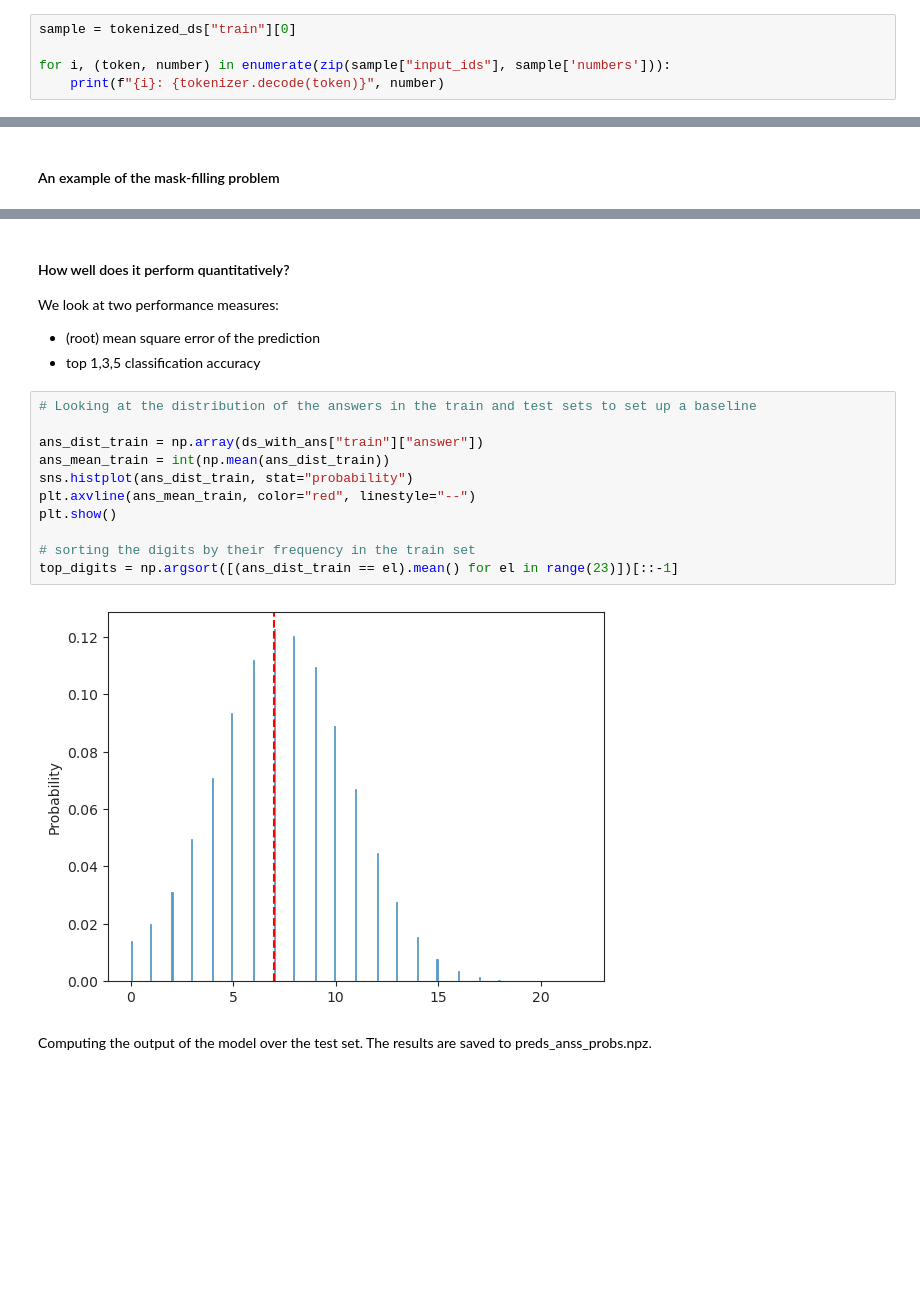
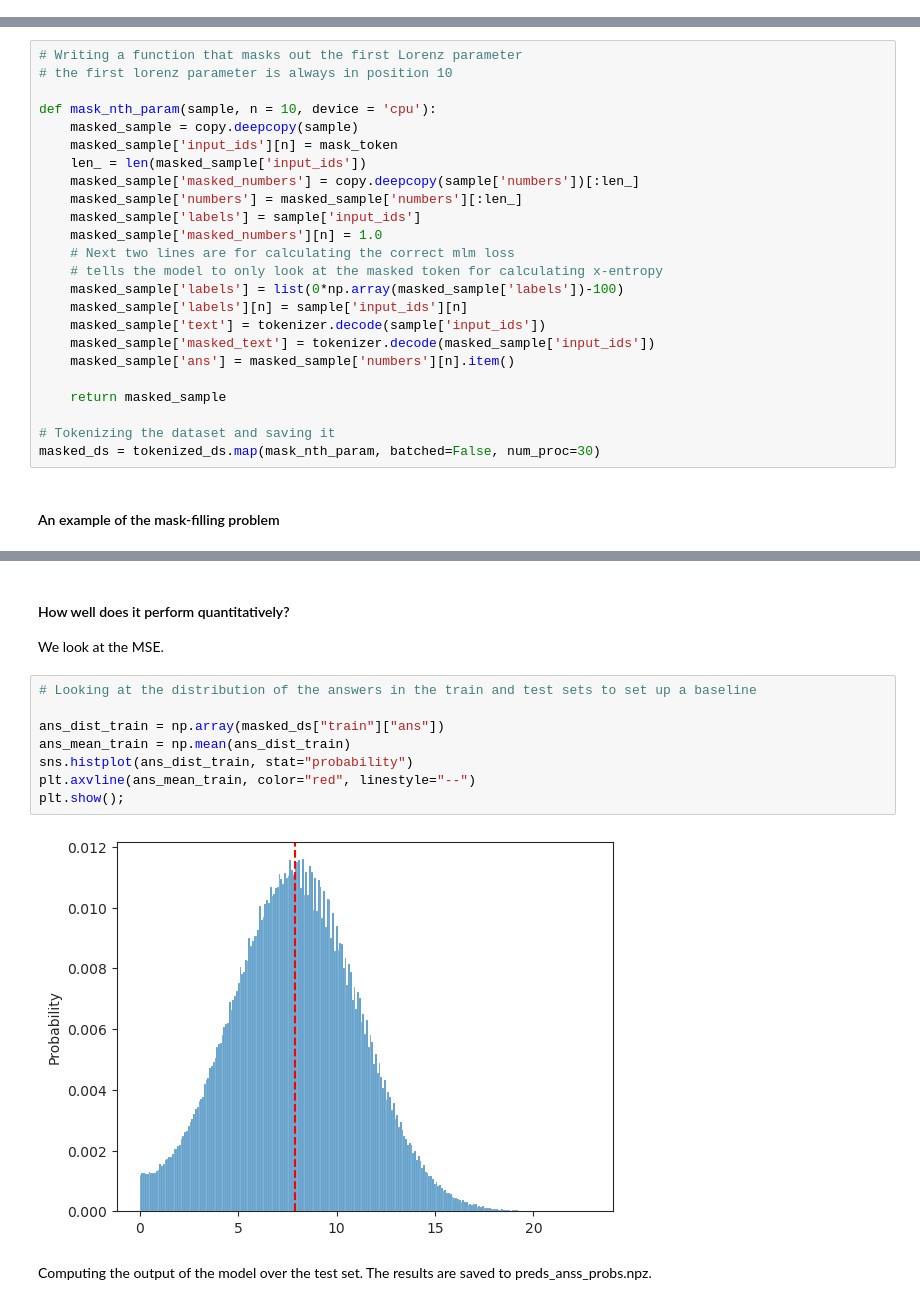
Before and after one commit to golkar/microcosm, a Jupyter notebook: xslorenz_KCroberta_results.ipynb, the cells around one changed output, grey strips where cells are left out. Saved outputs shown, nothing was run; the diff lists cells and outputs as text; blank space fills up the shorter version.

Commit message:
Added KCroberta first results

```diff
--- a/xslorenz_KCroberta_results.ipynb
+++ b/xslorenz_KCroberta_results.ipynb
@@ -171,5 +47,0 @@ tokenized_ds = DatasetDict.load_from_disk(ds_path + "toKCenized_xslorenz_ds")
-# %%
-sample = tokenized_ds["train"][0]
-
-for i, (token, number) in enumerate(zip(sample["input_ids"], sample['numbers'])):
-    print(f"{i}: {tokenizer.decode(token)}", number)
@@ -293,2 +48,26 @@ AttributeError: 'KCRobertaForMaskedLM' object has no attribute 'loss'
+# %%
+# Writing a function that masks out the first Lorenz parameter
+# the first lorenz parameter is always in position 10
+
+def mask_nth_param(sample, n = 10, device = 'cpu'):
+    masked_sample = copy.deepcopy(sample)
+    masked_sample['input_ids'][n] = mask_token
+    len_ = len(masked_sample['input_ids'])
+    masked_sample['masked_numbers'] = copy.deepcopy(sample['numbers'])[:len_]
+    masked_sample['numbers'] = masked_sample['numbers'][:len_]
+    masked_sample['labels'] = sample['input_ids']
+    masked_sample['masked_numbers'][n] = 1.0
+    # Next two lines are for calculating the correct mlm loss
+    # tells the model to only look at the masked token for calculating x-entropy
+    masked_sample['labels'] = list(0*np.array(masked_sample['labels'])-100)
+    masked_sample['labels'][n] = sample['input_ids'][n]
+    masked_sample['text'] = tokenizer.decode(sample['input_ids'])
+    masked_sample['masked_text'] = tokenizer.decode(masked_sample['input_ids'])
+    masked_sample['ans'] = masked_sample['numbers'][n].item()
+
+    return masked_sample
+
+# Tokenizing the dataset and saving it
+masked_ds = tokenized_ds.map(mask_nth_param, batched=False, num_proc=30)
 # %% [markdown]
 #### An example of the mask-filling problem
@@ -331,22 +159,17 @@ length of the tokenized sample: 1290
 # %% [markdown]
 #### How well does it perform quantitatively?
 
-We look at two performance measures:
-* (root) mean square error of the prediction
-* top 1,3,5 classification accuracy
+We look at the MSE.
 # %%
 # Looking at the distribution of the answers in the train and test sets to set up a baseline
 
-ans_dist_train = np.array(ds_with_ans["train"]["answer"])
-ans_mean_train = int(np.mean(ans_dist_train))
+ans_dist_train = np.array(masked_ds["train"]["ans"])
+ans_mean_train = np.mean(ans_dist_train)
 sns.histplot(ans_dist_train, stat="probability")
 plt.axvline(ans_mean_train, color="red", linestyle="--")
-plt.show()
-
-# sorting the digits by their frequency in the train set
-top_digits = np.argsort([(ans_dist_train == el).mean() for el in range(23)])[::-1]
+plt.show();
 # %% [output]
-[figure, old version]
+[figure, new version]
 # %% [markdown]
 Computing the output of the model over the test set. The results are saved to preds_anss_probs.npz.
 # %%
```
Also changed, not shown: parts of 46 cells of this notebook, 3 other files.
